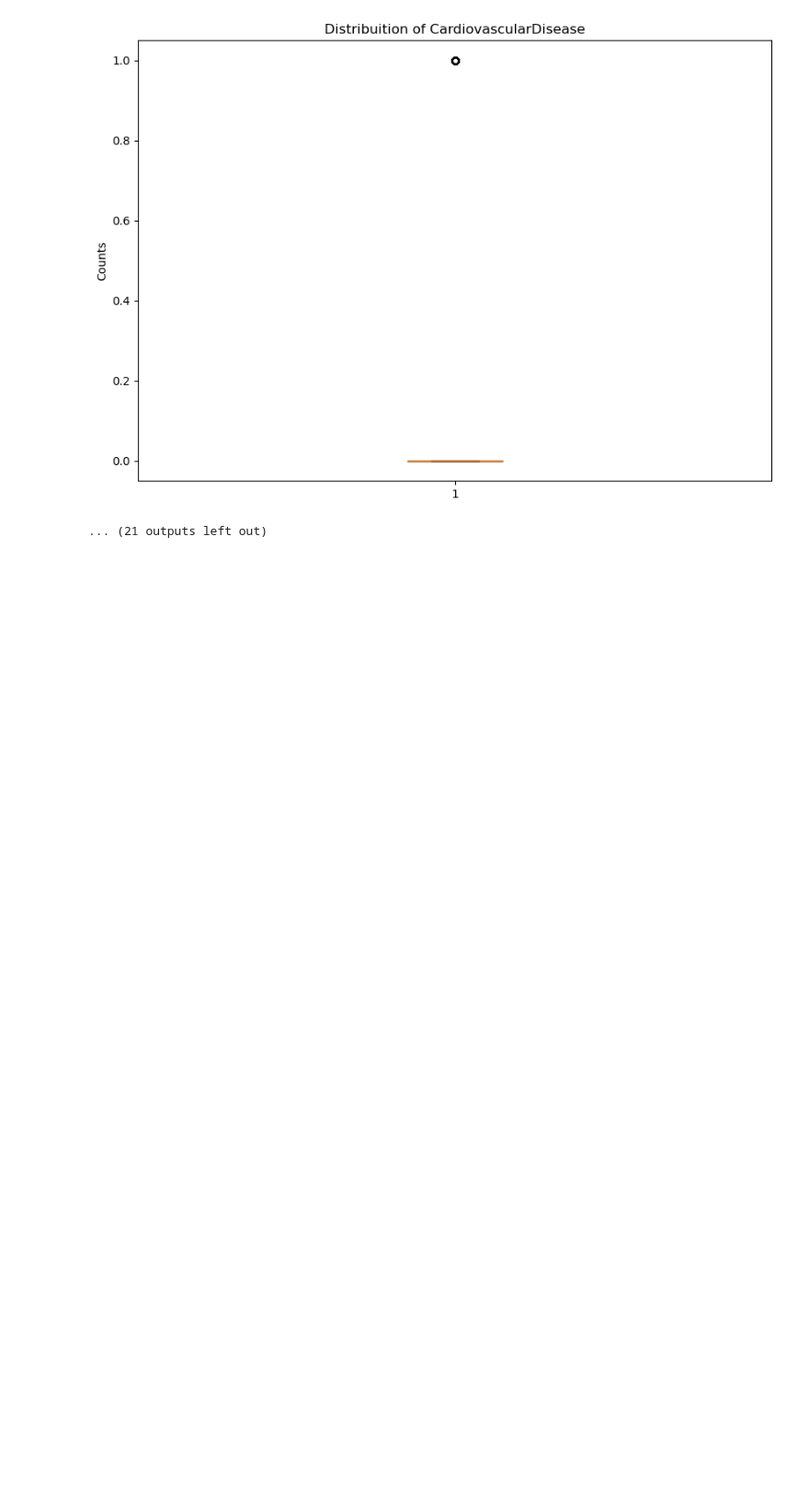
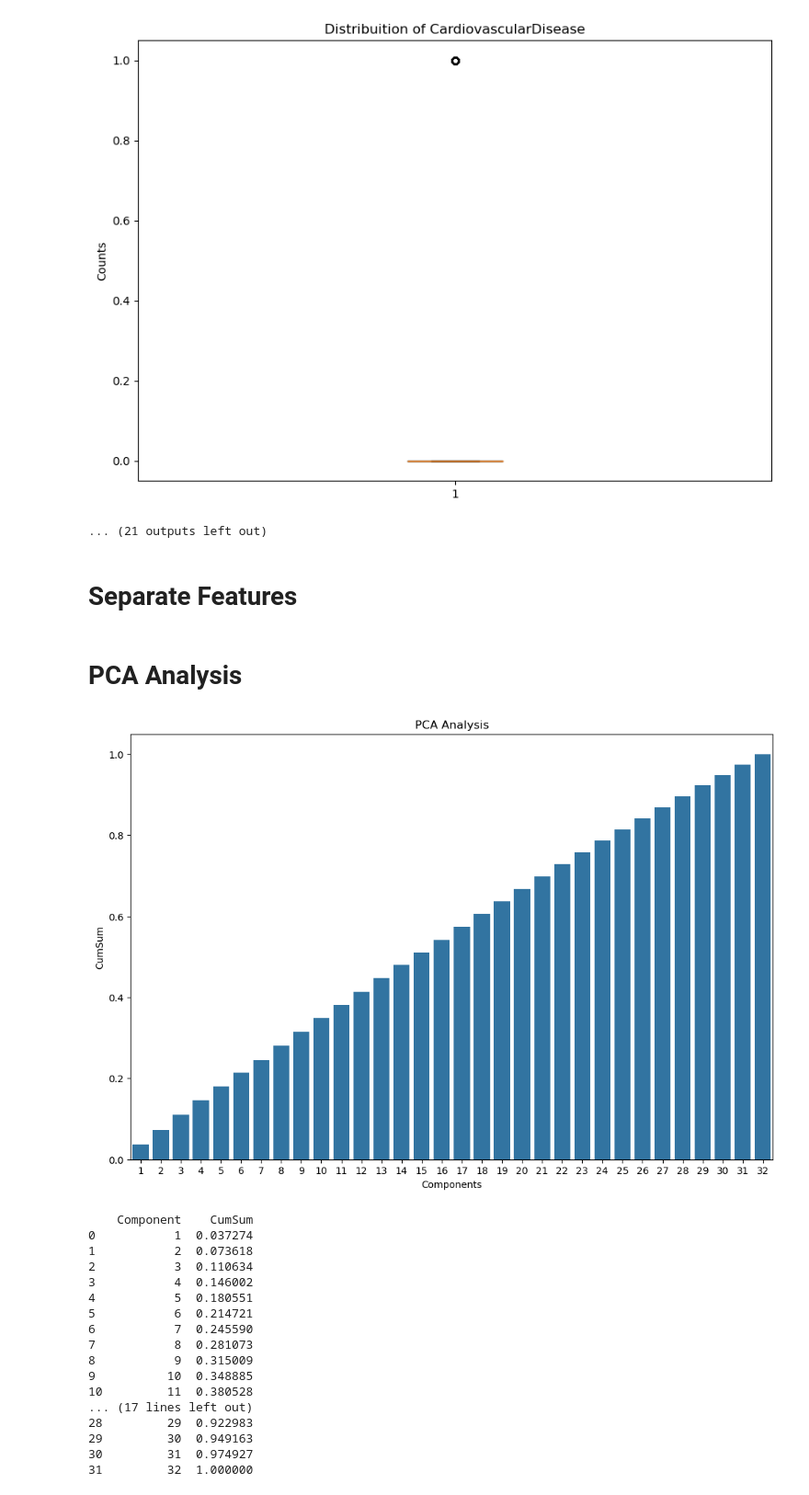
Before and after one commit to MaukanMir/Alzheimers-Classification, a Jupyter notebook: training.ipynb, the cells around one changed output. Shown at 92% size. Saved outputs shown, nothing was run; the diff lists cells and outputs as text; code cells hidden in the pictures; blank space fills up the shorter version.

Commit message:
added new visuals

```diff
--- a/training.ipynb
+++ b/training.ipynb
@@ -75,13 +75,13 @@ def create_pipeline(sample_model, model, kbest=None):
 
   return Pipeline(steps=steps)
 
-def pca_analysis(X, preprocessor):
+def pca_analysis(X):
 
   features = range(1, X.shape[1]+1)
   metric_tracker = []
   for component in features:
     pca = PCA(n_components=component)
-    pipeline = create_sklearn_pipeline(preprocessor, pca)
+    pipeline = create_sklearn_pipeline(pca)
     X_pca = pipeline.fit_transform(X)
     cumsum = np.sum(pca.explained_variance_ratio_)
 
@@ -227,3 +227,31 @@ plot_distribution(df, "boxplot")
 [figure]
 [figure]
 ... (21 outputs left out)
+# %% [markdown]
+# Separate Features
+# %%
+X = df.drop("Diagnosis", axis=1)
+y = df["Diagnosis"]
+# %% [markdown]
+# PCA Analysis
+# %%
+pca_analysis(X)
+# %% [output]
+[figure, added]
+    Component    CumSum
+0           1  0.037274
+1           2  0.073618
+2           3  0.110634
+3           4  0.146002
+4           5  0.180551
+5           6  0.214721
+6           7  0.245590
+7           8  0.281073
+8           9  0.315009
+9          10  0.348885
+10         11  0.380528
+... (17 lines left out)
+28         29  0.922983
+29         30  0.949163
+30         31  0.974927
+31         32  1.000000
```
